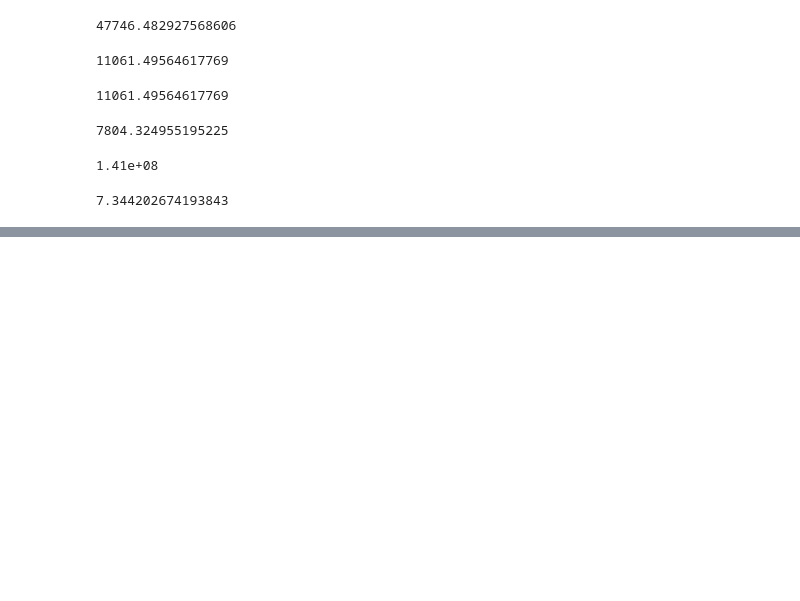
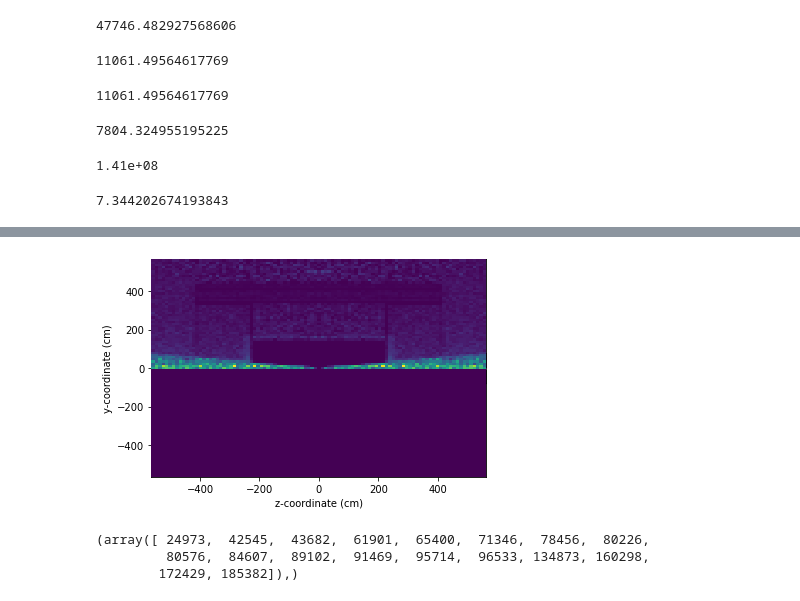
Before and after one commit to mhostert/BIN_MC, a Jupyter notebook: random.ipynb, the cells around one changed output, grey strips where cells are left out. Drawn from its saved outputs; the diff is of its cells as text; code cells hidden in the pictures; blank space fills up the shorter version.

```diff
--- a/random.ipynb
+++ b/random.ipynb
@@ -119,0 +234,17 @@ AttributeError: 'comp' object has no attribute 'density'
+# %%
+arr = sim.events_position[sim.mask]
+arr2 = sim2.events_position[sim2.mask]
+
+bs = np.linspace(-564, 564, 100)
+bs2 = np.linspace(-645, 645, 100)
+plt.hist2d(np.concatenate((arr[:, :,2].flatten(), arr2[:, :,2].flatten(), -1*arr[:, :,2].flatten(), -1 * arr2[:, :,2].flatten())), np.concatenate((arr[:,:,1].flatten(), arr2[:, :,1].flatten(), arr[:,:,1].flatten(), arr2[:, :,1].flatten())), alpha = 1, zorder = 10, bins = (bs), weights = np.concatenate((sim.part_face_counts[sim.mask].flatten()/2,sim2.part_face_counts[sim2.mask].flatten()/2, sim.part_face_counts[sim.mask].flatten()/2, sim2.part_face_counts[sim2.mask].flatten()/2)))
+
+detgeo.plot_sim(geom)
+# %% [output]
+[figure, added]
+# %%
+np.where(sim.location[:,-1] == -1)
+# %% [output]
+(array([ 24973,  42545,  43682,  61901,  65400,  71346,  78456,  80226,
+         80576,  84607,  89102,  91469,  95714,  96533, 134873, 160298,
+        172429, 185382]),)
```
Also changed, not shown: parts of 43 cells of this notebook, 9 other files.
